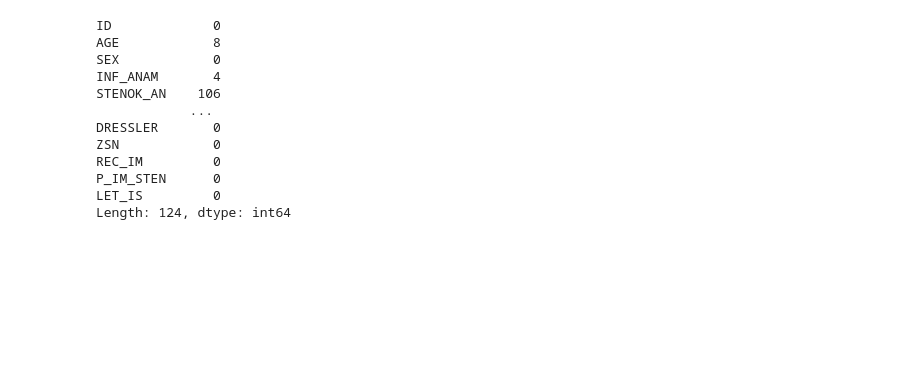
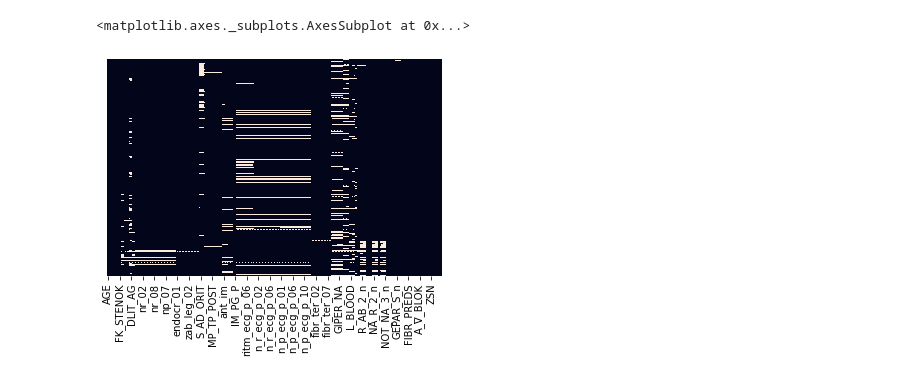
Before and after one commit to siribafna/Myocardial-Infarction-Predictions, a Jupyter notebook: MI_EDA.ipynb, the cells around one changed output. Drawn from its saved outputs; the diff is of its cells as text; code cells hidden in the pictures; blank space fills up the shorter version.

```diff
--- a/MI_EDA.ipynb
+++ b/MI_EDA.ipynb
@@ -21,3 +25,6 @@ df.head()
+# %%
+#encoding for Lethal outcome variable to determine the reason for death
+df = pd.get_dummies(df, columns = ['LET_IS'])
 # %%
 #Correlation Heat Map
 corr = df.corr()
@@ -27,16 +36,14 @@ corr.style.background_gradient(cmap='coolwarm').set_precision(2)
 #Missing Data
 #%% Show number of NaN
 df.isna().sum()
+pd.set_option('display.max_rows', None, 'display.max_columns', None)
+df.isna().sum()
-# %% [output]
-ID             0
-AGE            8
-SEX            0
-INF_ANAM       4
-STENOK_AN    106
-            ...
-DRESSLER       0
-ZSN            0
-REC_IM         0
-P_IM_STEN      0
-LET_IS         0
-Length: 124, dtype: int64
+# %%
+#see how many null values train
+df.isnull().sum()
+
+#visual for missing values
+sns.heatmap(df.isnull(),yticklabels=False,cbar=False)
+# %% [output]
+<matplotlib.axes._subplots.AxesSubplot at 0x...>
+[figure, added]
```
Also changed, not shown: parts of 26 cells of this notebook.
